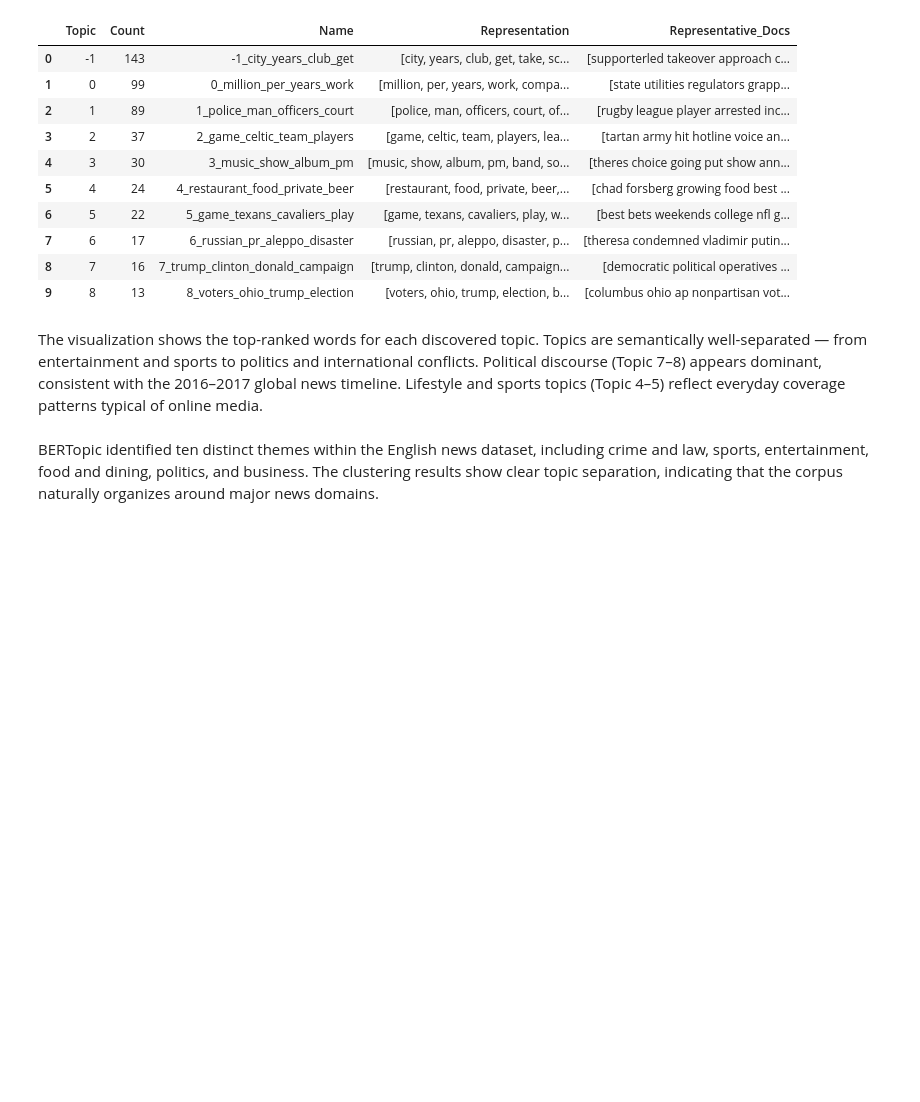
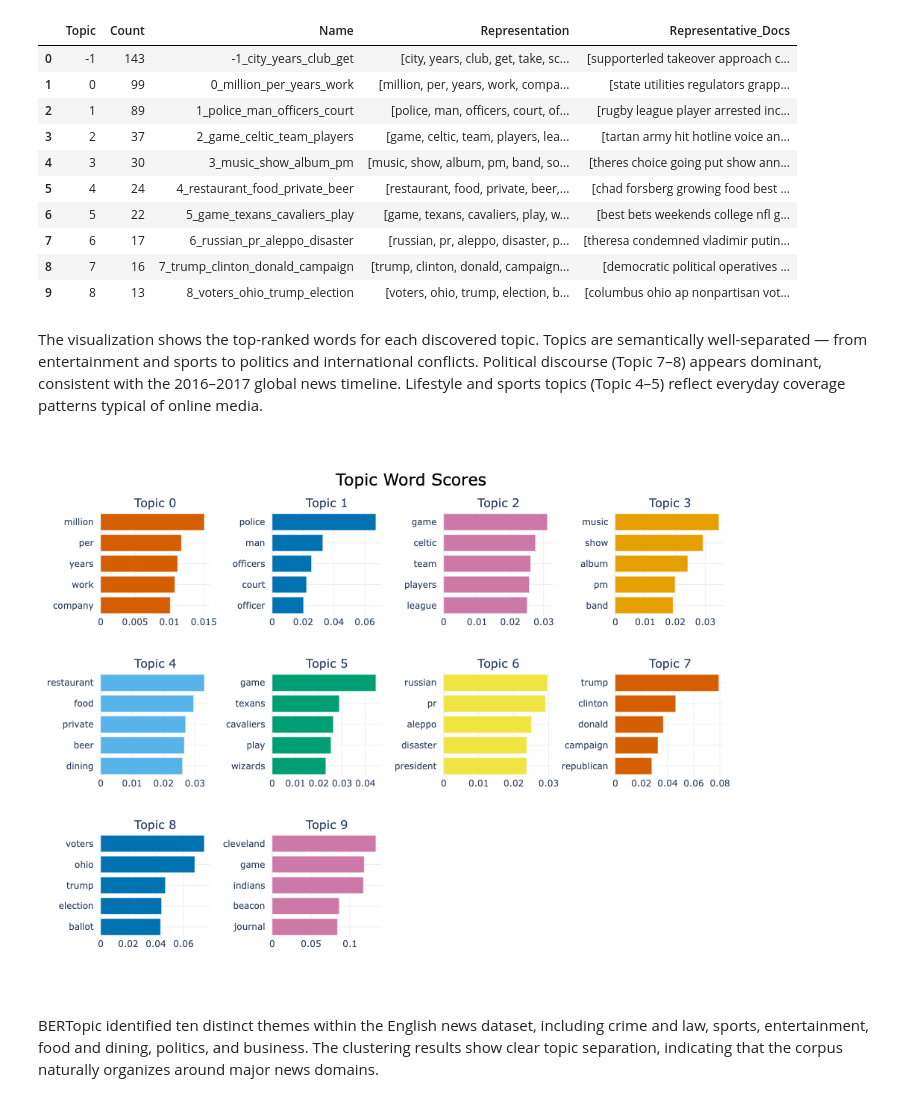
Before and after one commit to LeahLLL/kkxx, a Jupyter notebook: Mini assisgnment.ipynb, the cells around one changed output. Cells and saved outputs as stored; diff of their text form; code cells hidden in the pictures; blank space fills up the shorter version.

Commit message:
figs/bertopic_barchart.png

```diff
--- a/Mini assisgnment.ipynb
+++ b/Mini assisgnment.ipynb
@@ -179,6 +181,12 @@ Political discourse (Topic 7–8) appears dominant, consistent with the 2016–2
 Lifestyle and sports topics (Topic 4–5) reflect everyday coverage patterns typical of online media.
 # %%
 topic_model.visualize_barchart(top_n_topics=10)
+# %%
+from IPython.display import Image, display
+
+display(Image(filename="figs/bertopic_barchart.png"))
+# %% [output]
+[figure, added]
 # %% [markdown]
 BERTopic identified ten distinct themes within the English news dataset, including crime and law, sports, entertainment, food and dining, politics, and business.
 The clustering results show clear topic separation, indicating that the corpus naturally organizes around major news domains.
```
Also changed, not shown: parts of 2 cells of this notebook, 1 other file.
